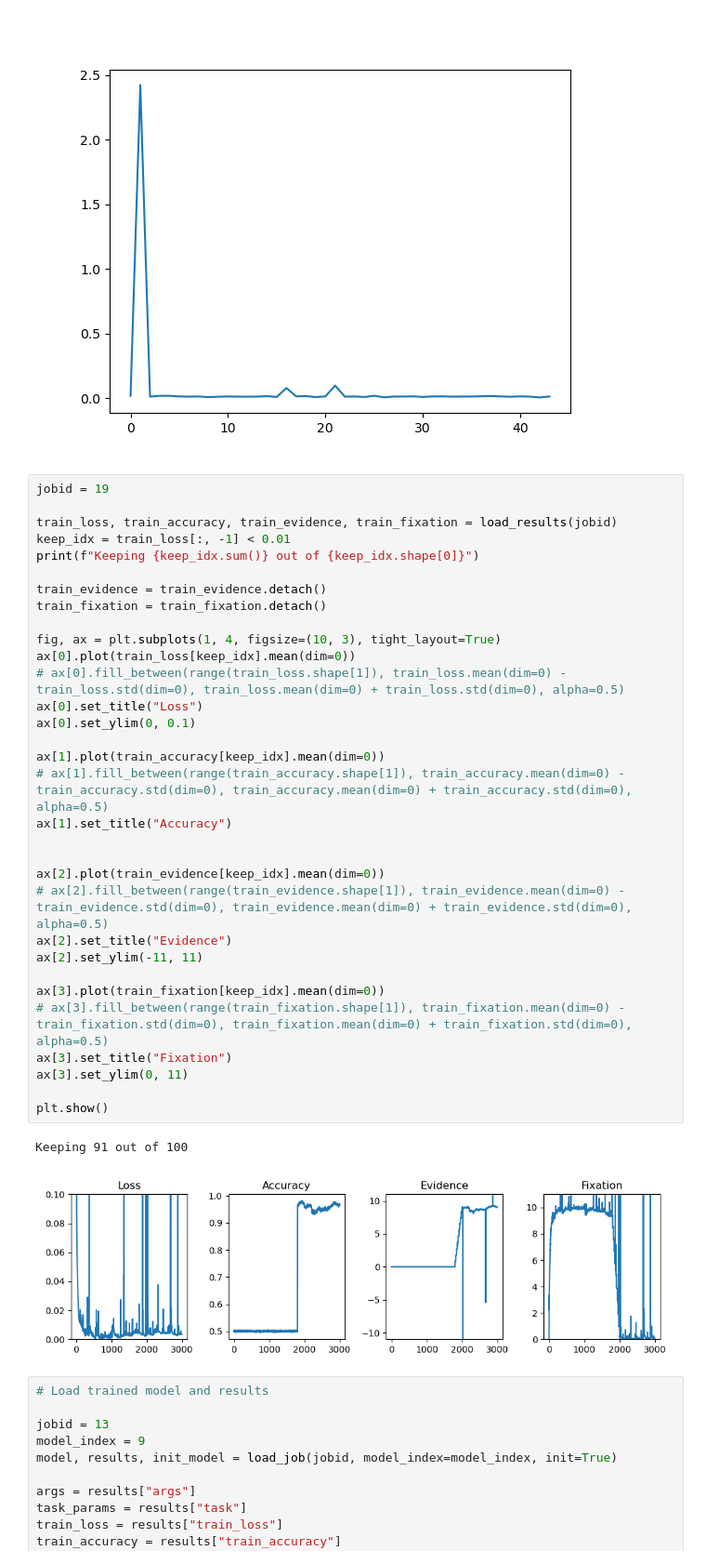
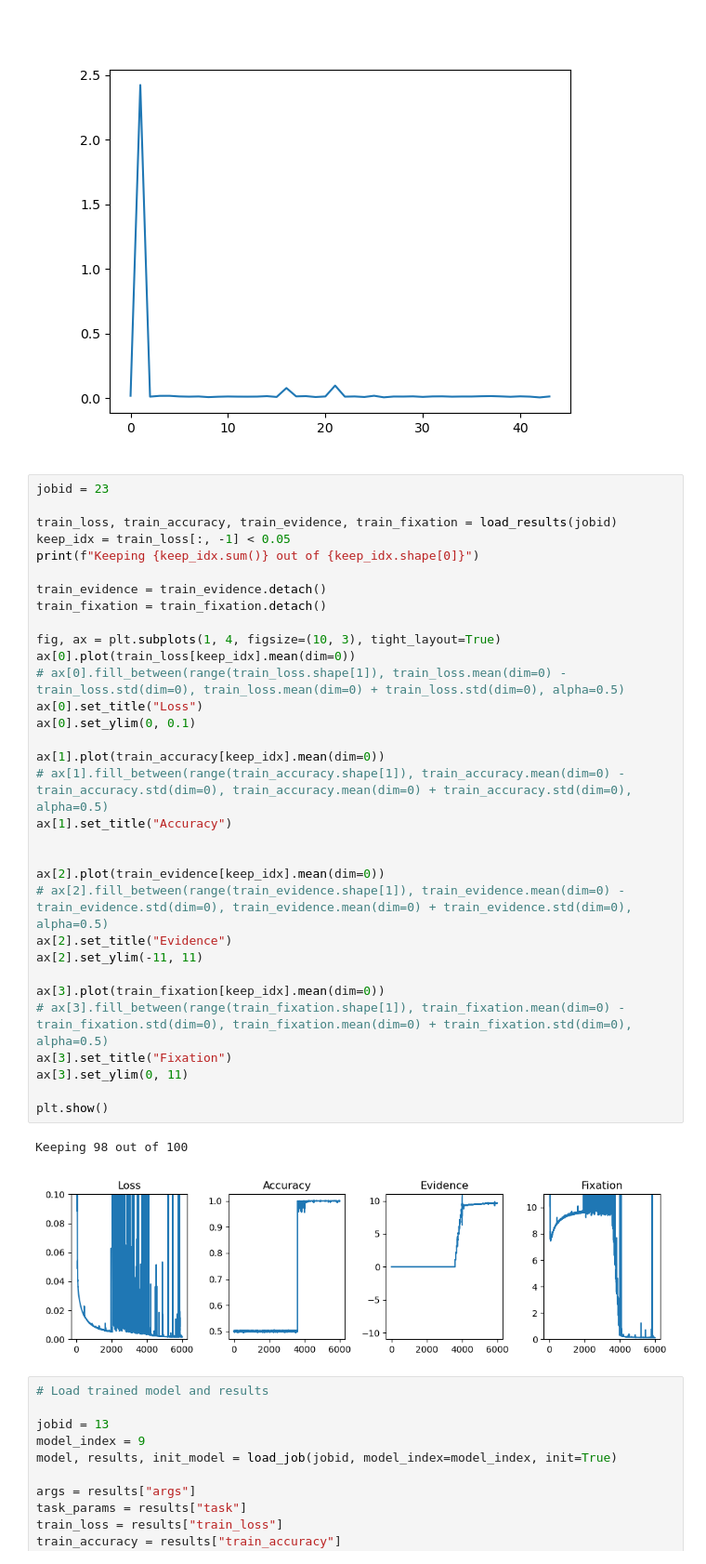
Before and after one commit to landoskape/mcn2024-psets, a Jupyter notebook: intrinsic-excitability/perturb.ipynb, the cells around one changed output. Shown at 93% size. Saved outputs shown, nothing was run; the diff lists cells and outputs as text.

```diff
--- a/intrinsic-excitability/perturb.ipynb
+++ b/intrinsic-excitability/perturb.ipynb
@@ -33,40 +33,40 @@ plt.show()
 # %% [output]
 [figure]
 # %%
-jobid = 19
+jobid = 23
 
 train_loss, train_accuracy, train_evidence, train_fixation = load_results(jobid)
-keep_idx = train_loss[:, -1] < 0.01
+keep_idx = train_loss[:, -1] < 0.05
 print(f"Keeping {keep_idx.sum()} out of {keep_idx.shape[0]}")
 
 train_evidence = train_evidence.detach()
 train_fixation = train_fixation.detach()
 
 fig, ax = plt.subplots(1, 4, figsize=(10, 3), tight_layout=True)
 ax[0].plot(train_loss[keep_idx].mean(dim=0))
 # ax[0].fill_between(range(train_loss.shape[1]), train_loss.mean(dim=0) - train_loss.std(dim=0), train_loss.mean(dim=0) + train_loss.std(dim=0), alpha=0.5)
 ax[0].set_title("Loss")
 ax[0].set_ylim(0, 0.1)
 
 ax[1].plot(train_accuracy[keep_idx].mean(dim=0))
 # ax[1].fill_between(range(train_accuracy.shape[1]), train_accuracy.mean(dim=0) - train_accuracy.std(dim=0), train_accuracy.mean(dim=0) + train_accuracy.std(dim=0), alpha=0.5)
 ax[1].set_title("Accuracy")
 
 
 ax[2].plot(train_evidence[keep_idx].mean(dim=0))
 # ax[2].fill_between(range(train_evidence.shape[1]), train_evidence.mean(dim=0) - train_evidence.std(dim=0), train_evidence.mean(dim=0) + train_evidence.std(dim=0), alpha=0.5)
 ax[2].set_title("Evidence")
 ax[2].set_ylim(-11, 11)
 
 ax[3].plot(train_fixation[keep_idx].mean(dim=0))
 # ax[3].fill_between(range(train_fixation.shape[1]), train_fixation.mean(dim=0) - train_fixation.std(dim=0), train_fixation.mean(dim=0) + train_fixation.std(dim=0), alpha=0.5)
 ax[3].set_title("Fixation")
 ax[3].set_ylim(0, 11)
 
 plt.show()
 # %% [output]
-Keeping 91 out of 100
+Keeping 98 out of 100
-[figure, old version]
+[figure, new version]
 # %%
 # Load trained model and results
 
```
Also changed, not shown: parts of 3 cells of this notebook, 1 other file.
